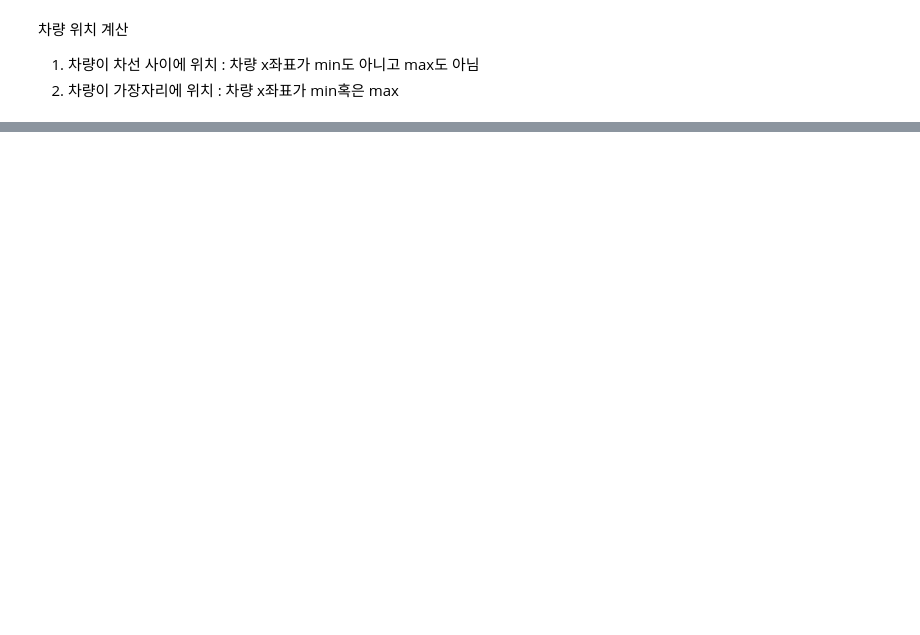
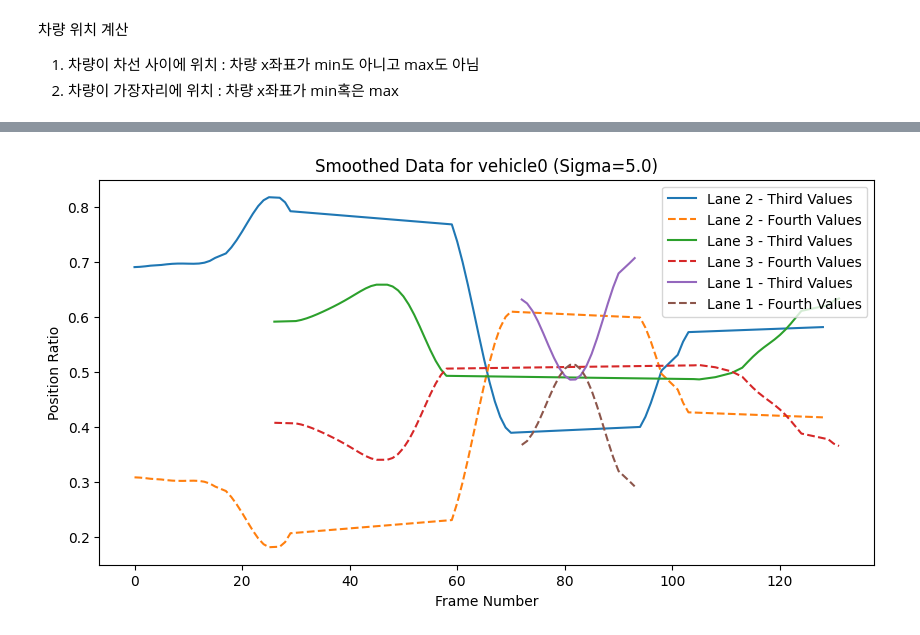
Before and after one commit to franktome/2024_UGRP, a Jupyter notebook: vehicle_lane_position.ipynb, the cells around one changed output, grey strips where cells are left out. Cells and saved outputs as stored; diff of their text form; code cells hidden in the pictures; blank space fills up the shorter version.

Commit message:
smoothing and Filling null values

```diff
--- a/vehicle_lane_position.ipynb
+++ b/vehicle_lane_position.ipynb
@@ -128,7 +135,7 @@ plt.show()
 import matplotlib.pyplot as plt
 
 vehicle = 'vehicle1'
-points = lane_intersections[vehicle][:][1]
+points = lane_intersections[vehicle][:]
 
 x = [point[1] for point in points]
 y = [point[2] for point in points]
@@ -424,18 +477,0 @@ KeyboardInterrupt:
-# %%
-# import math
-# vehicle당 모든 [frame_num, vehicle coor, lane coors] 계산
-realworld_values = {}
-for vehicle, values in lane_intersections.items():
-    # points3d = [[frame_num, vehicle coor, lane coors], [frame_num, vehicle coor, lane coors], [frame_num, vehicle coor, lane coors]...]
-    points3d = []
-    for value in values:
-        frame_num = value[0]
-        # vehice과 차선의 real world 좌표 계산
-        # point3d = [frame_num, vehicle coor, lane coors]
-        point3d = [frame_num]
-        # coor를 realworld 값으로 변환
-        for points in value[1:]:
-            # point_idx = math.floor(points[1]) * dheight + int(points[0])
-            point3d.append(get_3dpoint(frame_num, int(points[0]), int(points[1])))
-        points3d.append(point3d)
-    realworld_values[vehicle] = points3d
@@ -441,0 +480,79 @@ for vehicle, values in lane_intersections.items():
+# %%
+import json
+import numpy as np
+from scipy.ndimage import gaussian_filter1d
+import matplotlib.pyplot as plt
+
+# JSON 파일 경로
+input_file_path = 'content/lane_ratio.json'
+output_file_path = 'content/lane_ratio_smoothed.json'
+
+# 가우시안 필터의 표준 편차 (sigma)
+sigma = 5.0
+
+def apply_gaussian_smoothing(vehicle_data, sigma):
+    # 차선별로 데이터 그룹화
+    lane_groups = {}
+    for frame in vehicle_data:
+        lane_id = frame[1]
+        if lane_id not in lane_groups:
+            lane_groups[lane_id] = {'frames': [], 'third_values': [], 'fourth_values': []}
+        lane_groups[lane_id]['frames'].append(frame[0])
+        lane_groups[lane_id]['third_values'].append(frame[2])
+        lane_groups[lane_id]['fourth_values'].append(frame[3])
+
+    # 각 차선에 대해 가우시안 스무딩 적용
+    for lane_id, lane_data in lane_groups.items():
+        smoothed_third_values = gaussian_filter1d(lane_data['third_values'], sigma=sigma)
+        smoothed_fourth_values = gaussian_filter1d(lane_data['fourth_values'], sigma=sigma)
+
+        # 스무딩된 값을 원래 데이터에 반영
+        for i, frame in enumerate(vehicle_data):
+            if frame[1] == lane_id:
+                frame[2] = smoothed_third_values[lane_data['frames'].index(frame[0])]
+                frame[3] = smoothed_fourth_values[lane_data['frames'].index(frame[0])]
+
+# JSON 파일 읽기
+with open(input_file_path, 'r', encoding='utf-8') as json_file:
+    data = json.load(json_file)
+
+# 각 차량에 대해 가우시안 스무딩 적용
+for vehicle in data:
+    apply_gaussian_smoothing(data[vehicle], sigma)
+
+# 스무딩된 데이터를 새로운 JSON 파일로 저장
+with open(output_file_path, 'w', encoding='utf-8') as json_file:
+    json.dump(data, json_file, ensure_ascii=False, indent=4)
+
+# 그래프 그리기 함수
+def plot_smoothed_data(vehicle_data, vehicle_name):
+    # 차선별로 데이터를 그룹화하여 그래프 생성
+    lane_groups = {}
+    for frame in vehicle_data:
+        lane_id = frame[1]
+        if lane_id not in lane_groups:
+            lane_groups[lane_id] = {'frames': [], 'third_values': [], 'fourth_values': []}
+        lane_groups[lane_id]['frames'].append(frame[0])
+        lane_groups[lane_id]['third_values'].append(frame[2])
+        lane_groups[lane_id]['fourth_values'].append(frame[3])
+
+    plt.figure(figsize=(10, 5))
+
+    for lane_id, lane_data in lane_groups.items():
+        plt.plot(lane_data['frames'], lane_data['third_values'], label=f'Lane {lane_id} - Third Values')
+        plt.plot(lane_data['frames'], lane_data['fourth_values'], label=f'Lane {lane_id} - Fourth Values', linestyle='--')
+
+    # 그래프 제목 및 레이블 설정
+    plt.title(f'Smoothed Data for {vehicle_name} (Sigma={sigma})')
+    plt.xlabel('Frame Number')
+    plt.ylabel('Position Ratio')
+    plt.legend()
+
+    # 그래프 보여주기
+    plt.show()
+
+# 각 차량에 대해 그래프 출력
+for vehicle in data:
+    plot_smoothed_data(data[vehicle], vehicle)
+# %% [output]
+[figure, added]
```
Also changed, not shown: parts of 32 cells of this notebook.
